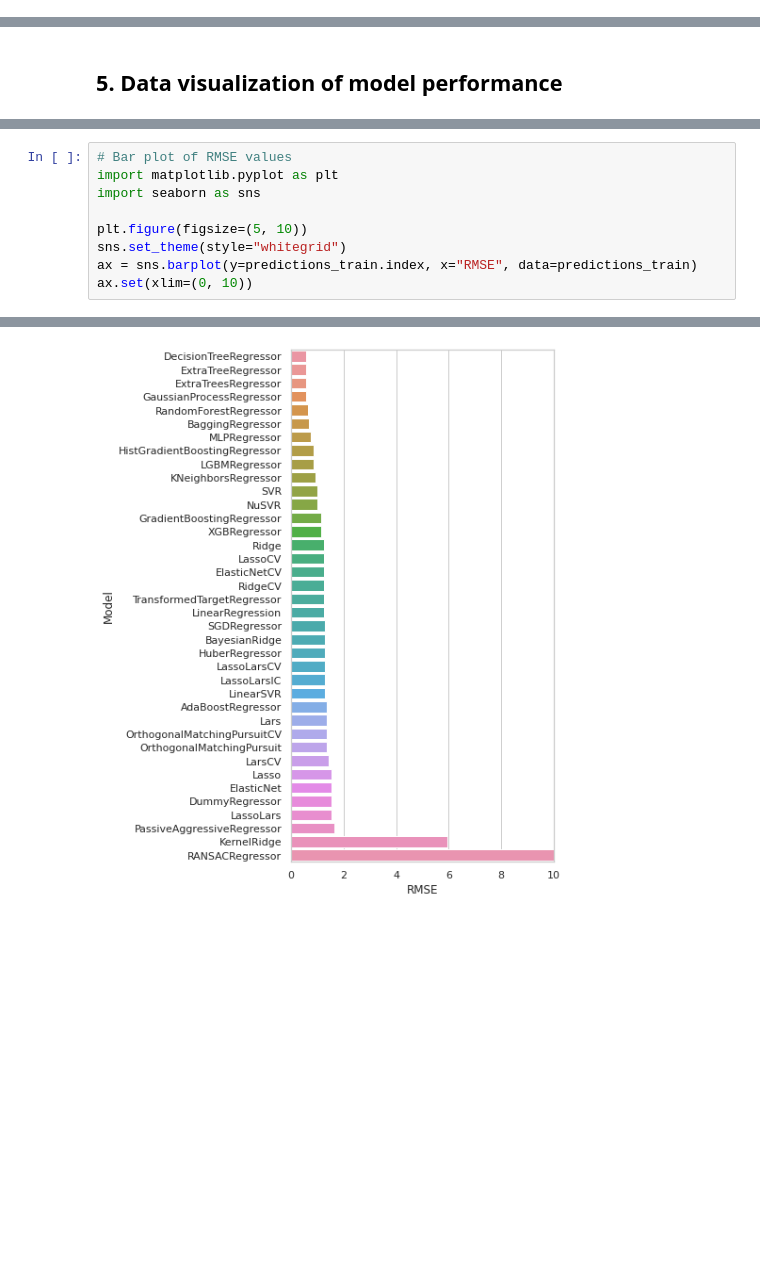
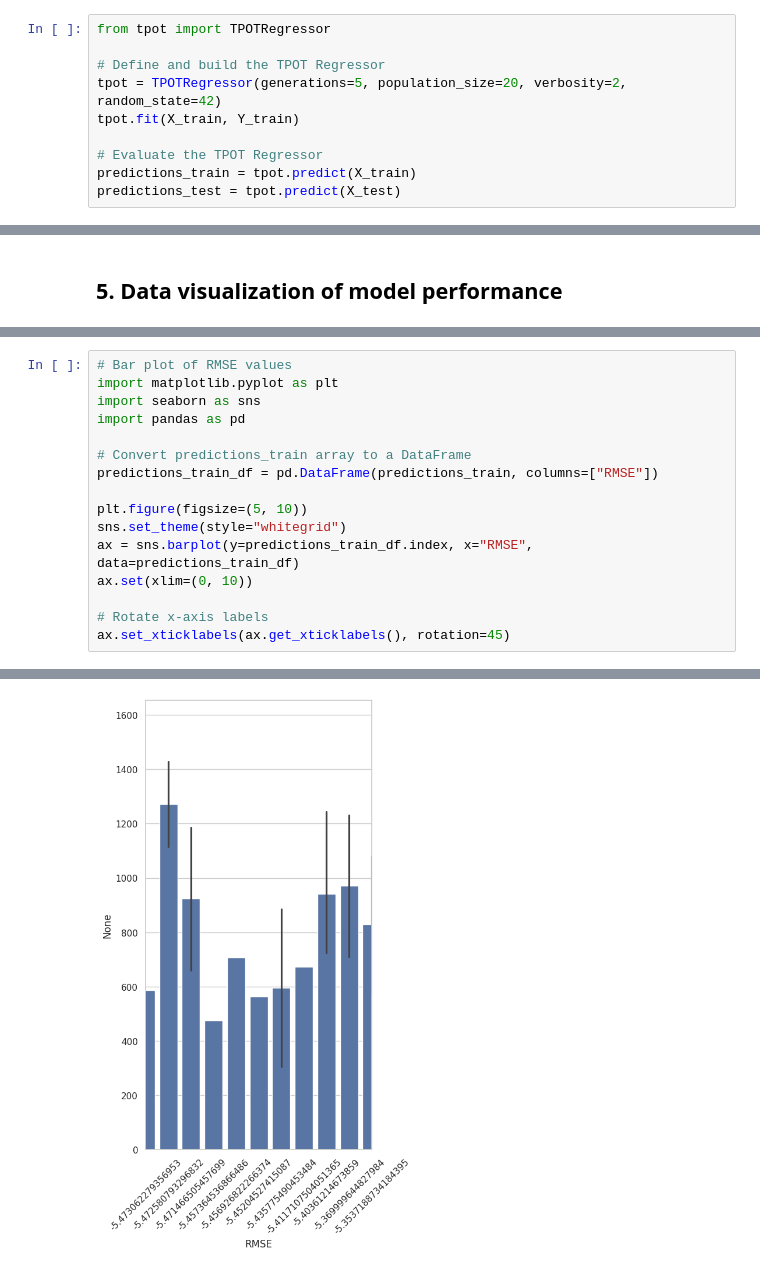
Before and after one commit to Rukaiya2009/KSI-Drug-Discovery-MgluR5, a Jupyter notebook: code-master/python/CDD_ML_Part_5_MgluR5_Compare_Regressors.ipynb, the cells around one changed output, grey strips where cells are left out. Drawn from its saved outputs; the diff is of its cells as text; blank space fills up the shorter version.

```diff
--- a/code-master/python/CDD_ML_Part_5_MgluR5_Compare_Regressors.ipynb
+++ b/code-master/python/CDD_ML_Part_5_MgluR5_Compare_Regressors.ipynb
@@ -91,0 +73,10 @@ NameError: name 'LazyRegressor' is not defined
+# %%
+from tpot import TPOTRegressor
+
+# Define and build the TPOT Regressor
+tpot = TPOTRegressor(generations=5, population_size=20, verbosity=2, random_state=42)
+tpot.fit(X_train, Y_train)
+
+# Evaluate the TPOT Regressor
+predictions_train = tpot.predict(X_train)
+predictions_test = tpot.predict(X_test)
@@ -153,9 +172,16 @@ ax.set(xlim=(0, 1))
 # Bar plot of RMSE values
 import matplotlib.pyplot as plt
 import seaborn as sns
+import pandas as pd
+
+# Convert predictions_train array to a DataFrame
+predictions_train_df = pd.DataFrame(predictions_train, columns=["RMSE"])
 
 plt.figure(figsize=(5, 10))
 sns.set_theme(style="whitegrid")
-ax = sns.barplot(y=predictions_train.index, x="RMSE", data=predictions_train)
+ax = sns.barplot(y=predictions_train_df.index, x="RMSE", data=predictions_train_df)
 ax.set(xlim=(0, 10))
+
+# Rotate x-axis labels
+ax.set_xticklabels(ax.get_xticklabels(), rotation=45)
 # %% [output]
@@ -163,2 +205,2 @@ ax.set(xlim=(0, 10))
-[figure, old version]
+[figure, new version]
 # %%
```
Also changed, not shown: parts of 15 cells of this notebook, 1 other file.
